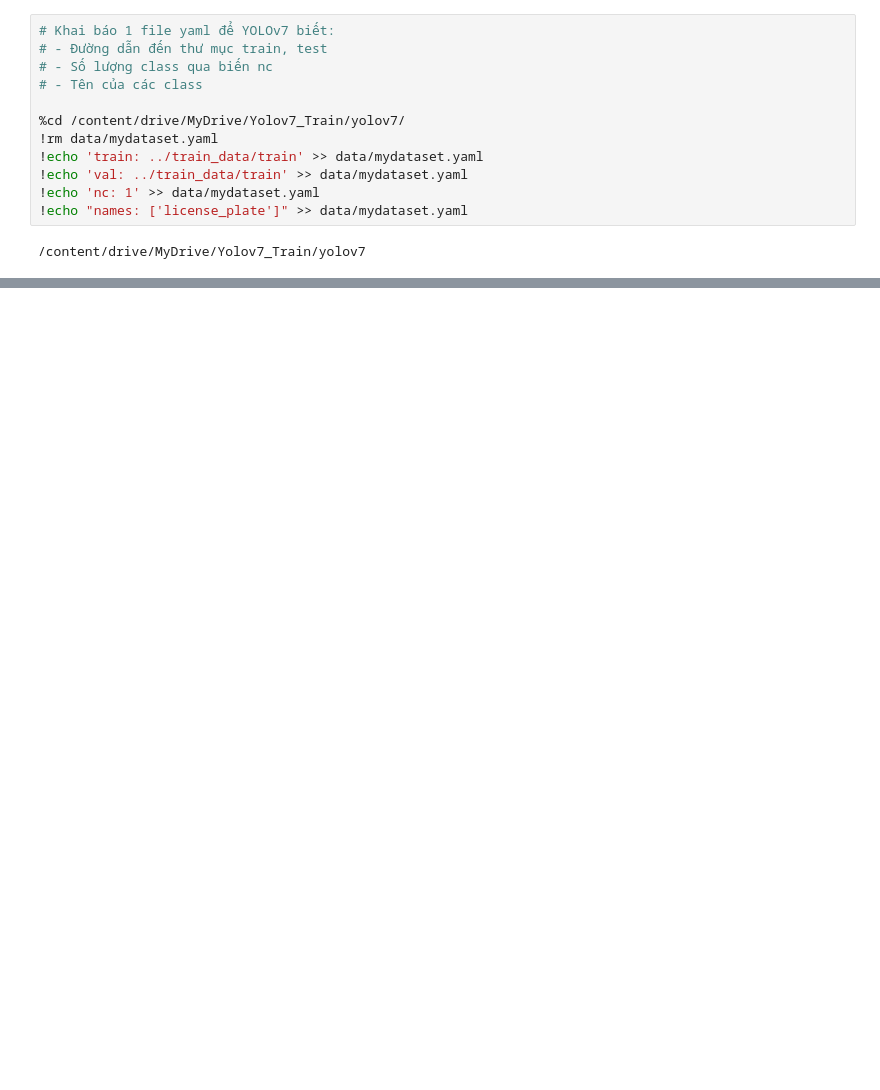
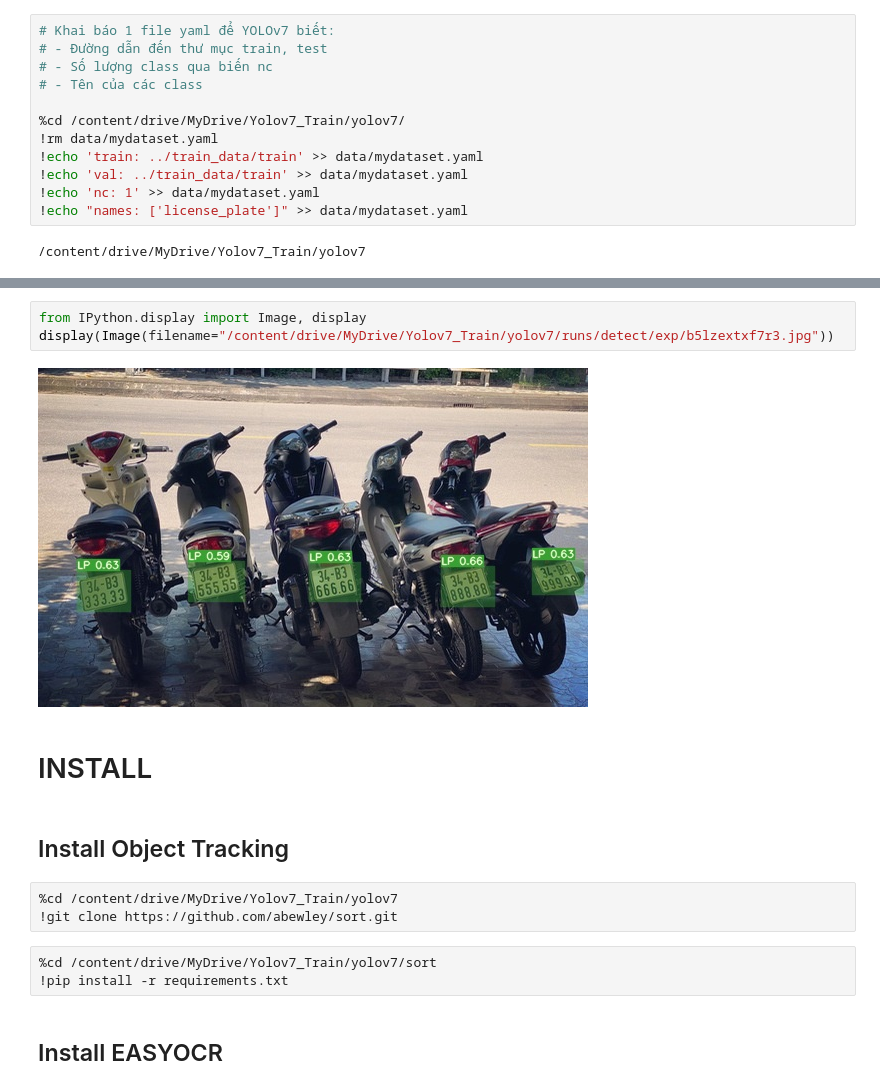
Before and after one commit to DN2AI/LPRecognition, a Jupyter notebook: tutorial.ipynb, the cells around one changed output, grey strips where cells are left out. Drawn from its saved outputs; the diff is of its cells as text; blank space fills up the shorter version.

```diff
--- a/tutorial.ipynb
+++ b/tutorial.ipynb
@@ -176,0 +68,17 @@ Starting training for 10 epochs...
+# %%
+from IPython.display import Image, display
+display(Image(filename="/content/drive/MyDrive/Yolov7_Train/yolov7/runs/detect/exp/b5lzextxf7r3.jpg"))
+# %% [output]
+[figure, added]
+# %% [markdown]
+# INSTALL
+# %% [markdown]
+## Install Object Tracking
+# %%
+%cd /content/drive/MyDrive/Yolov7_Train/yolov7
+!git clone https://github.com/abewley/sort.git
+# %%
+%cd /content/drive/MyDrive/Yolov7_Train/yolov7/sort
+!pip install -r requirements.txt
+# %% [markdown]
+## Install EASYOCR
```
Also changed, not shown: parts of 20 cells of this notebook, 4 other files.
